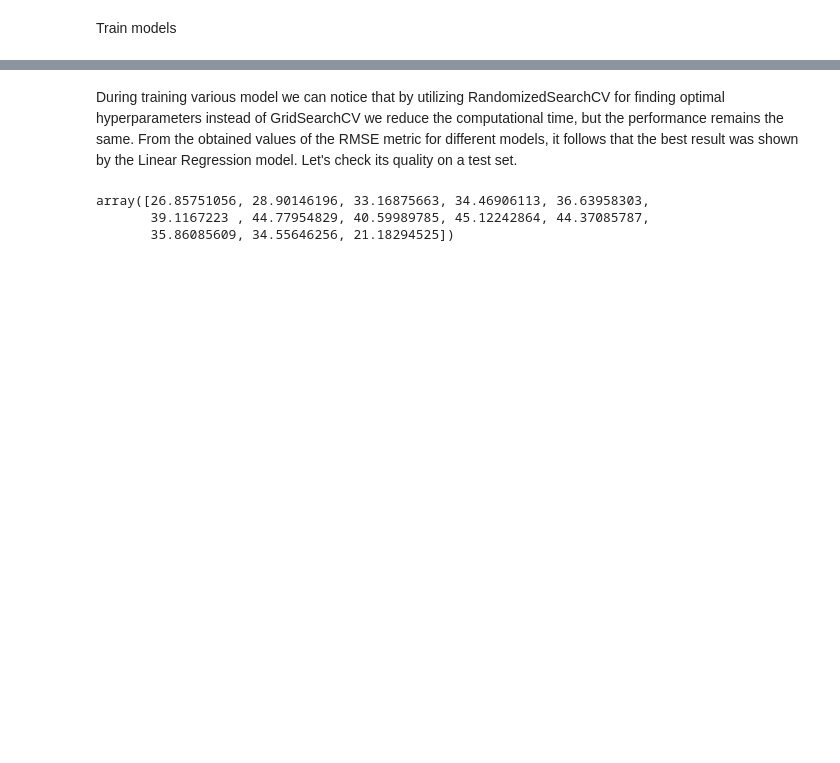
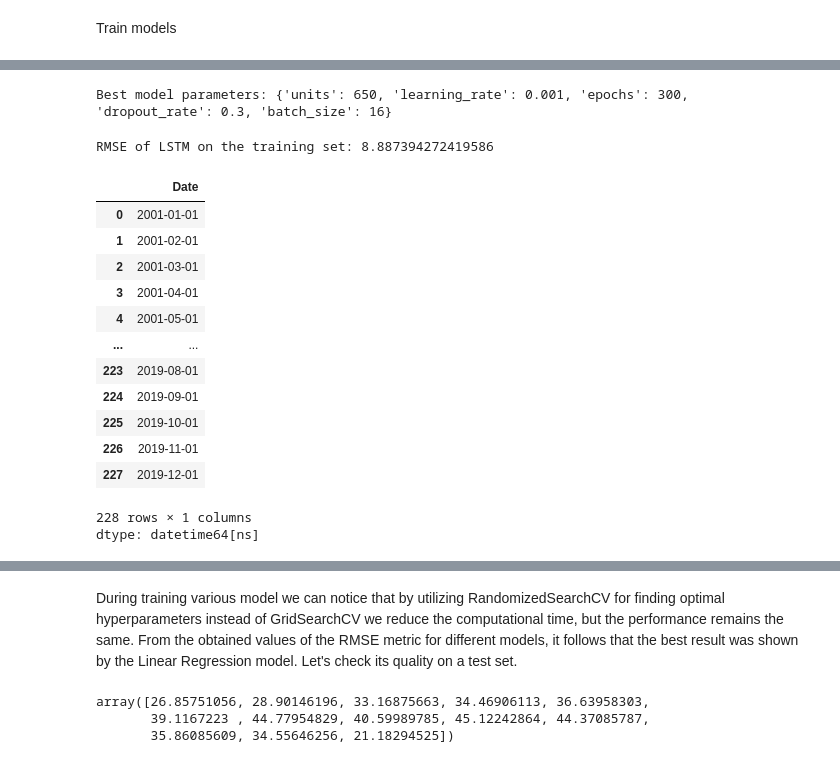
Before and after one commit to ArtemSerebriakov/DPS-Challenge, a Jupyter notebook: solution_dps.ipynb, the cells around one changed output, grey strips where cells are left out. Saved outputs shown, nothing was run; the diff lists cells and outputs as text; code cells hidden in the pictures; blank space fills up the shorter version.

```diff
--- a/solution_dps.ipynb
+++ b/solution_dps.ipynb
@@ -715,0 +659,27 @@ RMSE on validation set: 9.054735215087021
+# %%
+best_params = random_search_result.best_params_
+print("Best model parameters:", best_params)
+# %% [output]
+Best model parameters: {'units': 650, 'learning_rate': 0.001, 'epochs': 300, 'dropout_rate': 0.3, 'batch_size': 16}
+# %%
+print("RMSE of LSTM on the training set:", (random_search_result.best_score_ * (-1)))
+# %% [output]
+RMSE of LSTM on the training set: 8.887394272419586
+# %%
+target_train_prophet = target_train.reset_index()
+target_train_prophet['Date']
+# %% [output]
+|  | Date |
+| 0 | 2001-01-01 |
+| 1 | 2001-02-01 |
+| 2 | 2001-03-01 |
+| 3 | 2001-04-01 |
+| 4 | 2001-05-01 |
+| ... | ... |
+| 223 | 2019-08-01 |
+| 224 | 2019-09-01 |
+| 225 | 2019-10-01 |
+| 226 | 2019-11-01 |
+| 227 | 2019-12-01 |
+228 rows × 1 columns
+dtype: datetime64[ns]
```
Also changed, not shown: parts of 49 cells of this notebook, 2 other files.
